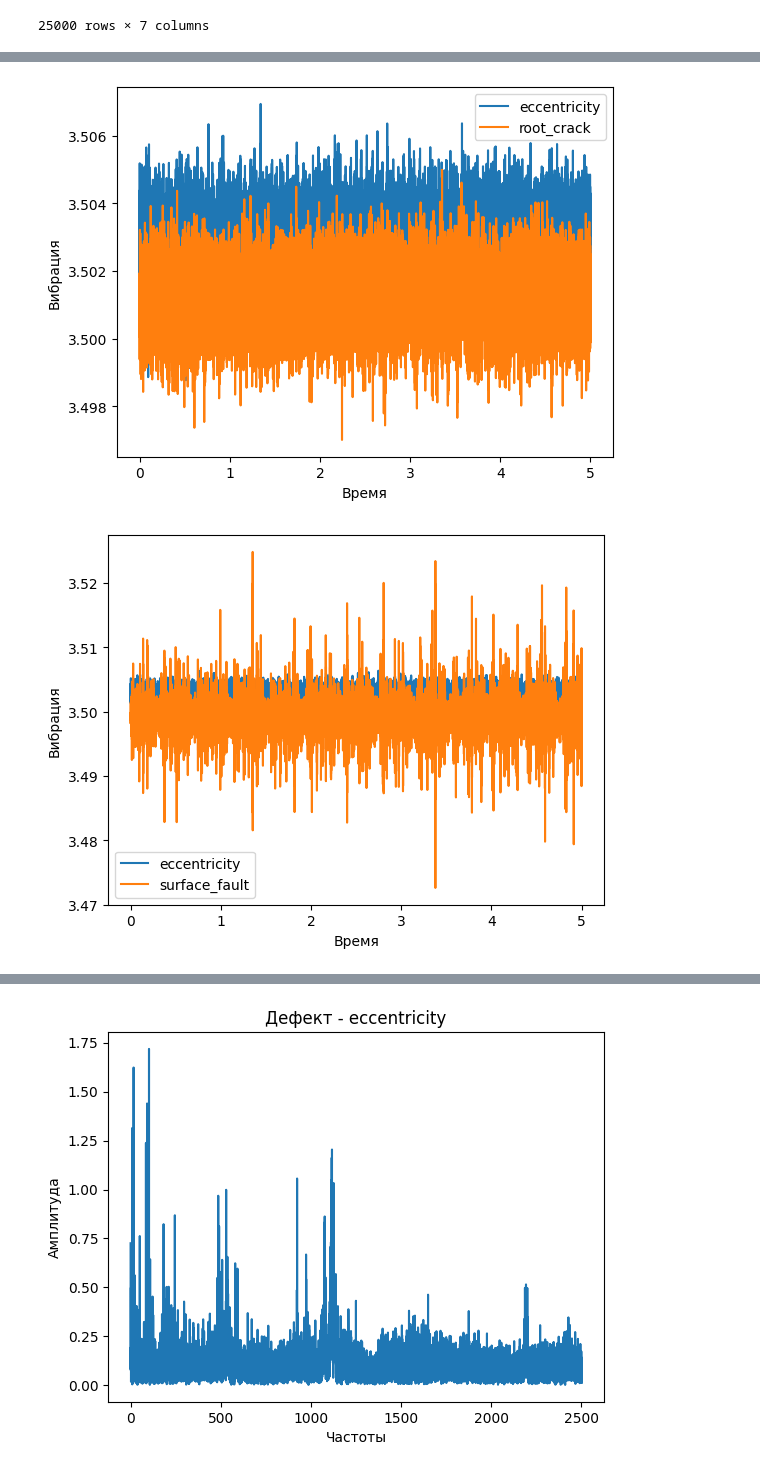
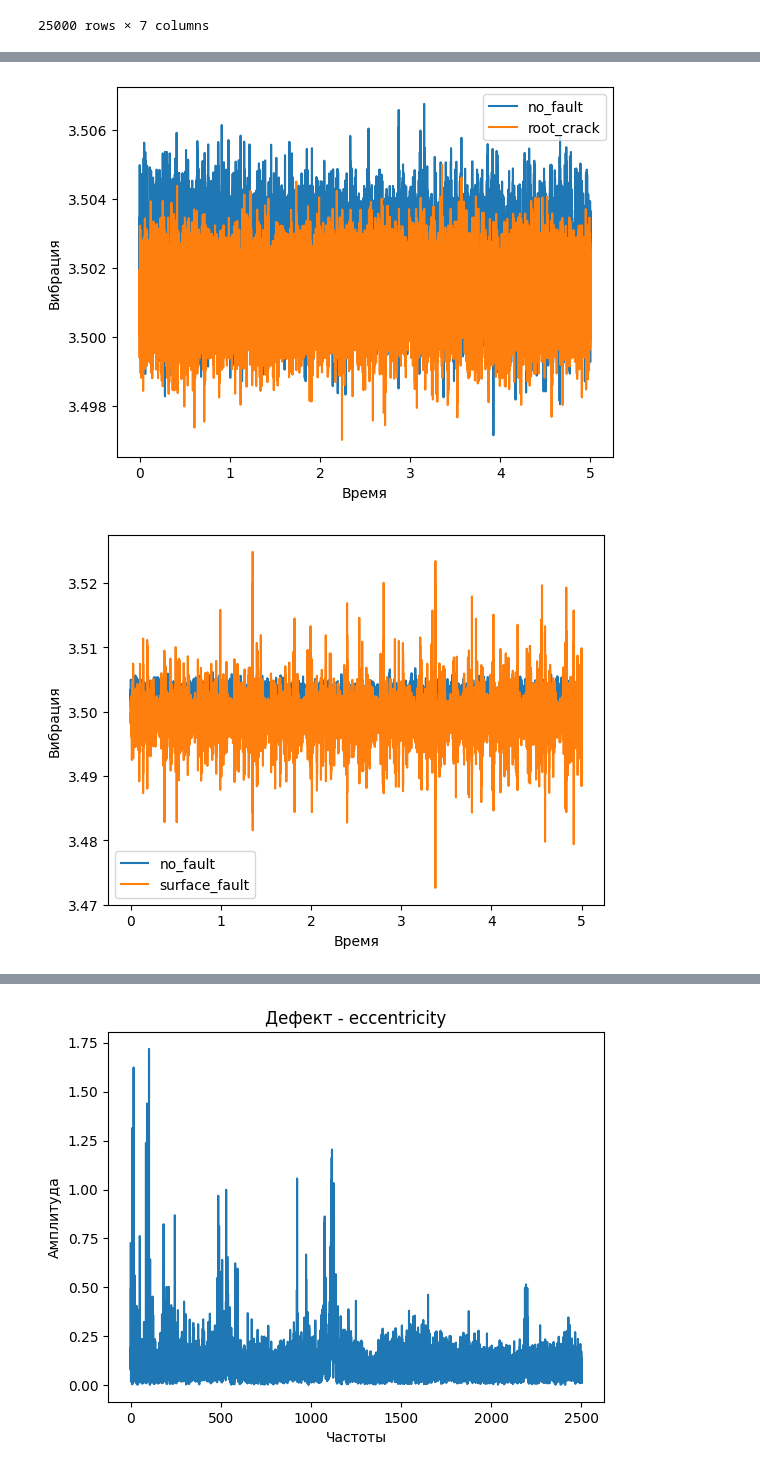
Before and after one commit to ShuvalovDR/Gears, a Jupyter notebook: Gears.ipynb, the cells around one changed output, grey strips where cells are left out. Cells and saved outputs as stored; diff of their text form; code cells hidden in the pictures.

```diff
--- a/Gears.ipynb
+++ b/Gears.ipynb
@@ -437,19 +523,19 @@ plt.show()
 # %%
-plt.plot(eccentricity_time, eccentricity_disp, label='eccentricity')
+plt.plot(no_fault_time, no_fault_disp, label='no_fault')
 plt.plot(root_crack_time, root_crack_disp, label='root_crack')
 plt.xlabel('Время')
 plt.ylabel('Вибрация')
 plt.legend()
 plt.show()
 # %% [output]
-[figure, old version]
+[figure, new version]
 # %%
-plt.plot(eccentricity_time, eccentricity_disp, label='eccentricity')
+plt.plot(no_fault_time, no_fault_disp, label='no_fault')
 plt.plot(surface_fault_time, surface_fault_disp, label='surface_fault')
 plt.xlabel('Время')
 plt.ylabel('Вибрация')
 plt.legend()
 plt.show()
 # %% [output]
-[figure, old version]
+[figure, new version]
 # %%
```
Also changed, not shown: parts of 60 cells of this notebook.
